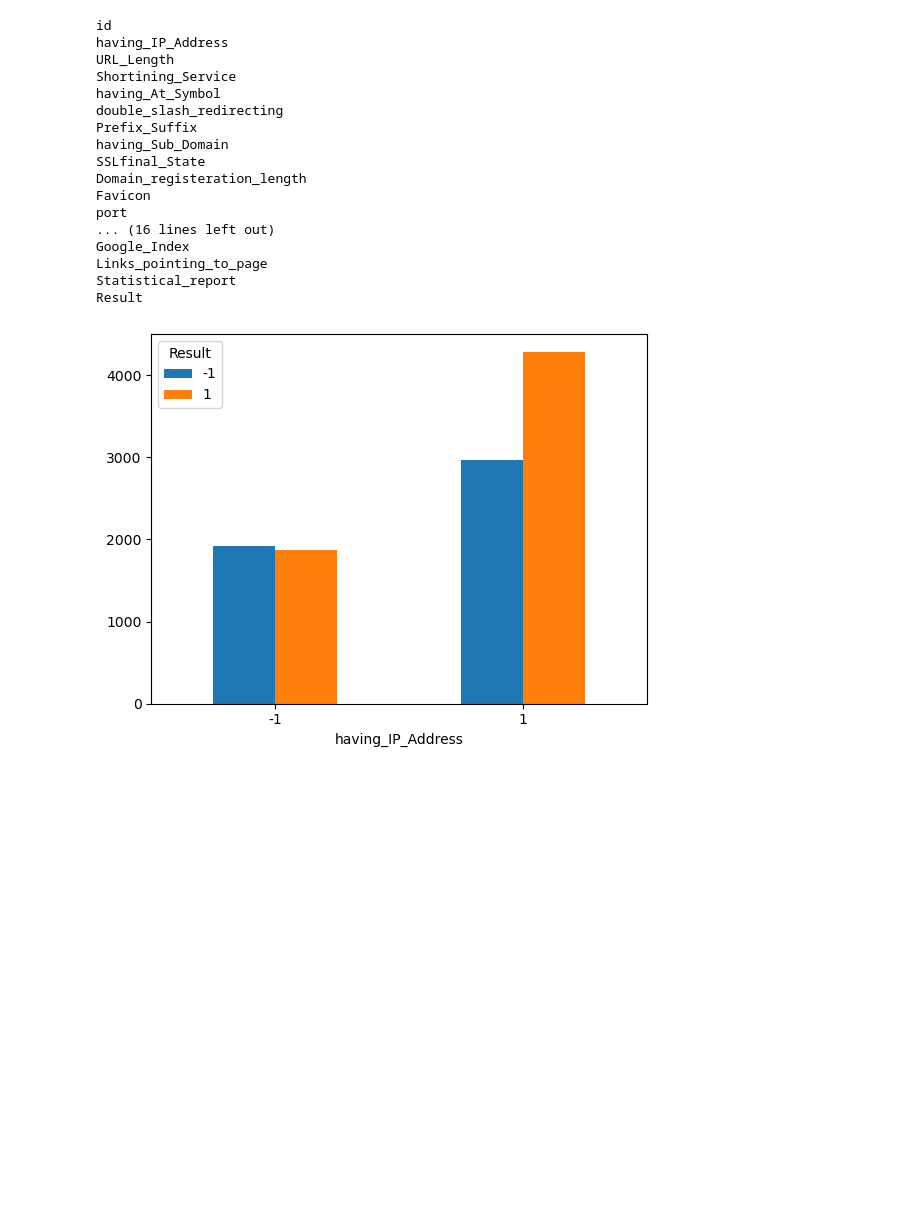
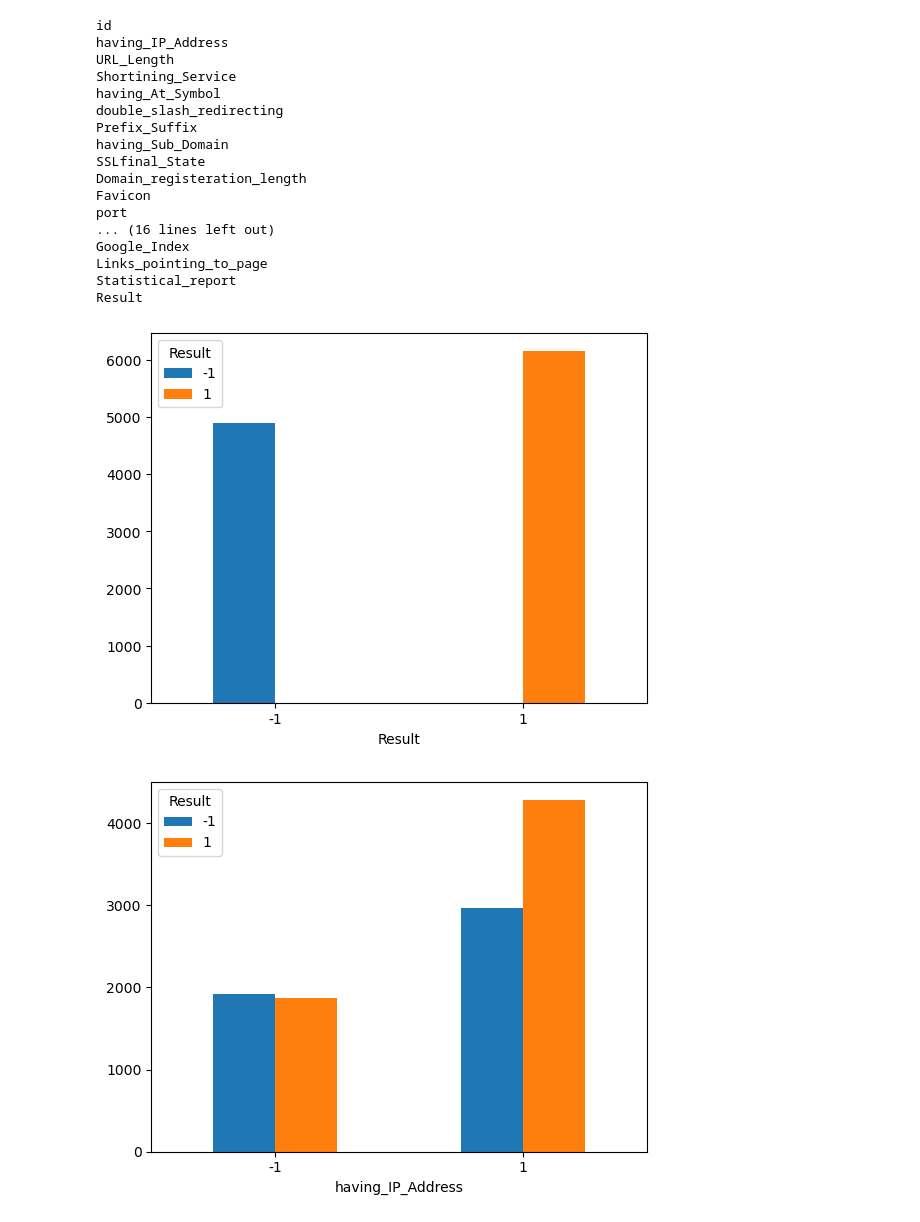
Before and after one commit to Olga-Gol/PhishingWebsitesML, a Jupyter notebook: CourseProject/ProjectMLDataExploration.ipynb, the cells around one changed output. Saved outputs shown, nothing was run; the diff lists cells and outputs as text; code cells hidden in the pictures; blank space fills up the shorter version.

```diff
--- a/CourseProject/ProjectMLDataExploration.ipynb
+++ b/CourseProject/ProjectMLDataExploration.ipynb
@@ -46,6 +46,11 @@ Google_Index
 Links_pointing_to_page
 Statistical_report
 Result
+# %%
+ crosstb = pd.crosstab(df.Result, df.Result)
+barplot = crosstb.plot.bar(rot=0)
+# %% [output]
+[figure, added]
 # %%
 crosstb = pd.crosstab(df.having_IP_Address, df.Result)
 barplot = crosstb.plot.bar(rot=0)
```
Also changed, not shown: parts of 17 cells of this notebook.
